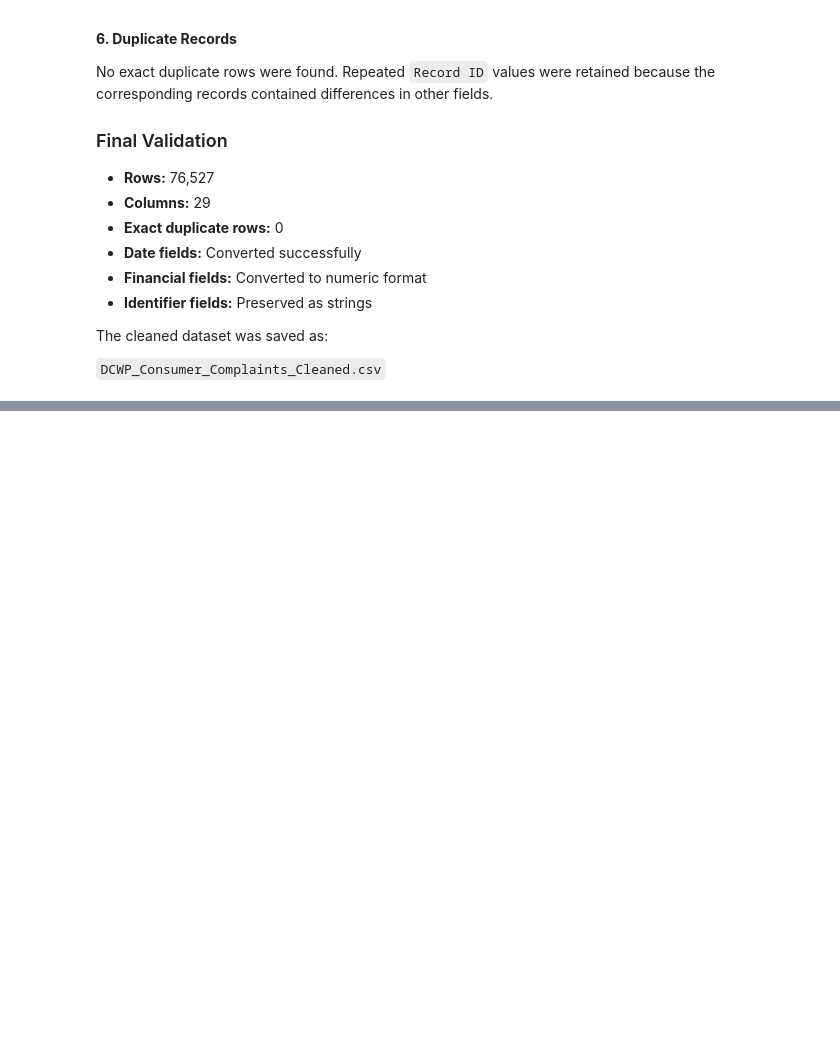
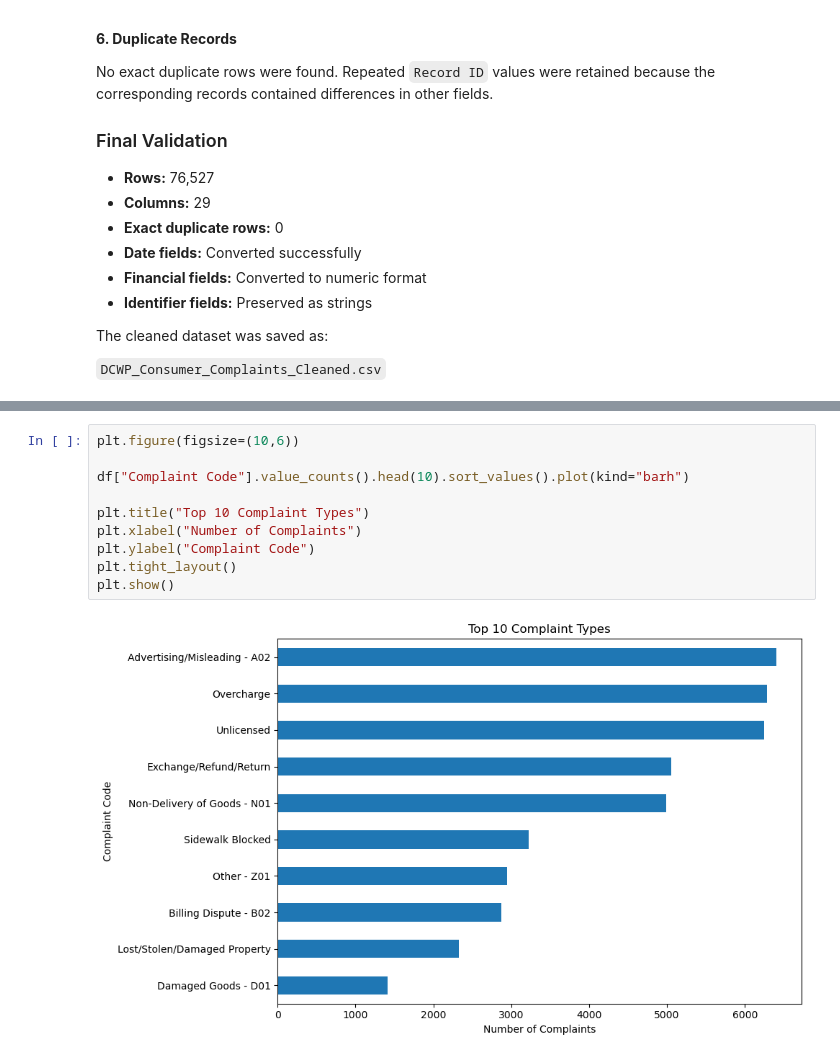
Before and after one commit to ashemariya27-star/DCWP-Consumer-Complaints-Analysis, a Jupyter notebook: notebook/Data_Cleaning.ipynb, the cells around one changed output, grey strips where cells are left out. Saved outputs shown, nothing was run; the diff lists cells and outputs as text; blank space fills up the shorter version.

```diff
--- a/notebook/Data_Cleaning.ipynb
+++ b/notebook/Data_Cleaning.ipynb
@@ -727,0 +849,12 @@ The cleaned dataset was saved as:
+# %%
+plt.figure(figsize=(10,6))
+
+df["Complaint Code"].value_counts().head(10).sort_values().plot(kind="barh")
+
+plt.title("Top 10 Complaint Types")
+plt.xlabel("Number of Complaints")
+plt.ylabel("Complaint Code")
+plt.tight_layout()
+plt.show()
+# %% [output]
+[figure, added]
```
Also changed, not shown: parts of 82 cells of this notebook.
